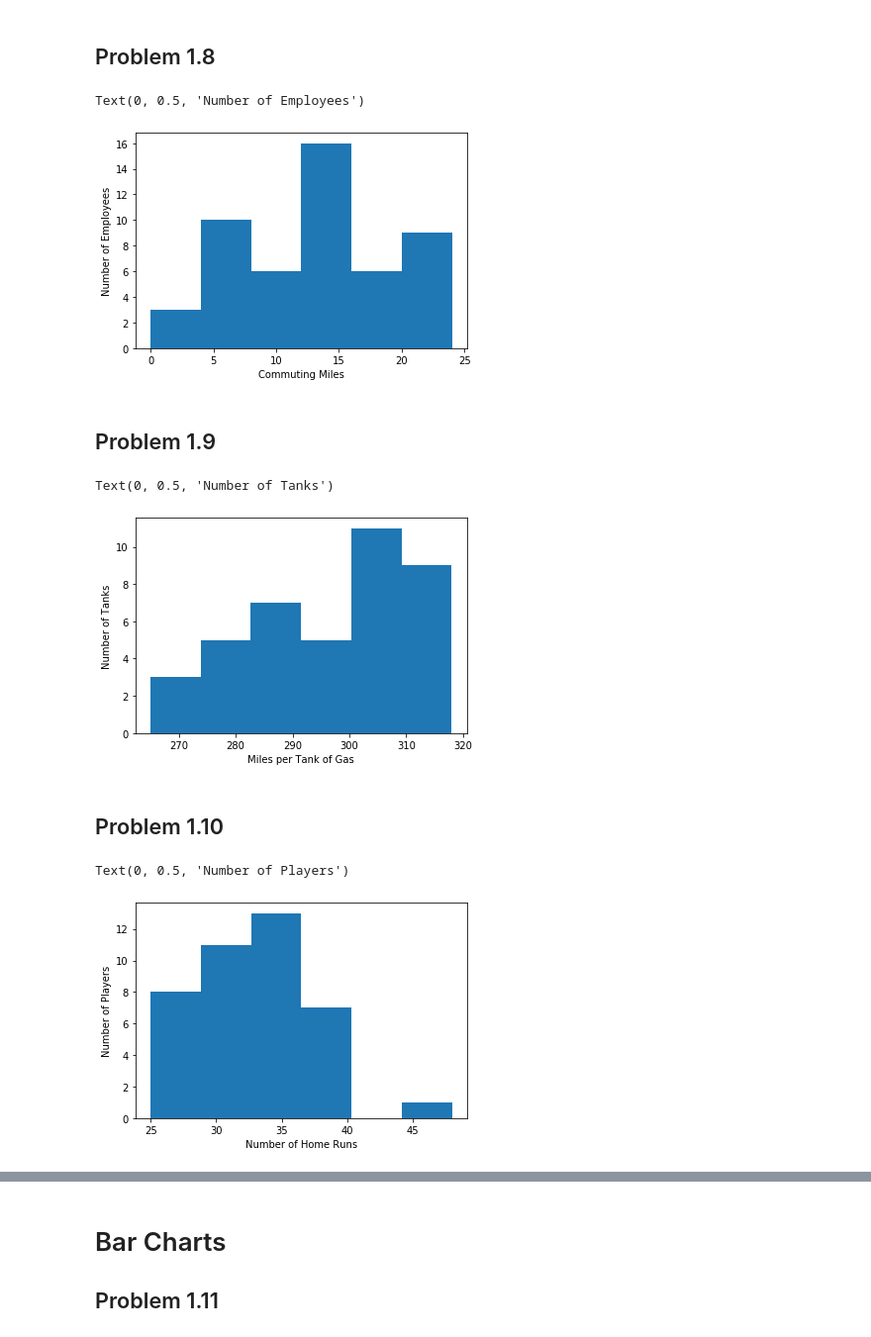
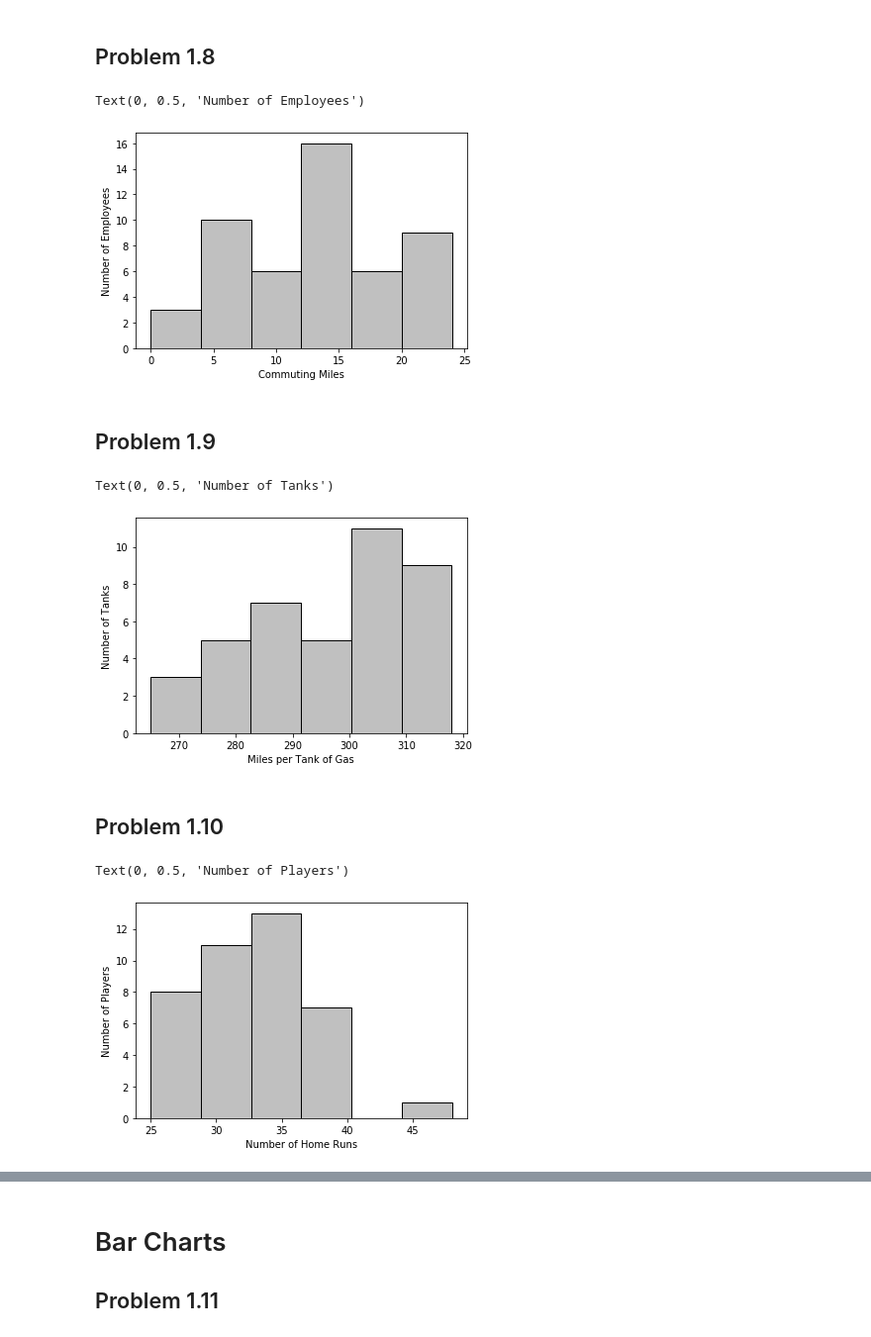
Before and after one commit to paulaonea/python-humongous-book-of-statistics, a Jupyter notebook: Chapter 1 - Displaying Descriptive Statistics.ipynb, the cells around one changed output, grey strips where cells are left out. Shown at 99% size. Cells and saved outputs as stored; diff of their text form; code cells hidden in the pictures.

```diff
--- a/Chapter 1 - Displaying Descriptive Statistics.ipynb
+++ b/Chapter 1 - Displaying Descriptive Statistics.ipynb
@@ -119,12 +119,12 @@ com_miles = pd.Series([0,1,2,5,5,5,6,6,6,7,7,7,7,9,9,9,11,11,11,13,
                        13,13,14,14,14,14,14,14,14,14,15,15,15,15,15,
                        17,17,18,18,19,19,21,21,21,21,21,21,24,24,23])
 # %%
-hist1 = com_miles.plot(kind='hist', bins=6)
+hist1 = com_miles.plot(kind='hist', bins=6, color='silver', edgecolor='k')
 hist1.set_xlabel("Commuting Miles")
 hist1.set_ylabel("Number of Employees")
 # %% [output]
 Text(0, 0.5, 'Number of Employees')
-[figure, old version]
+[figure, new version]
 # %% [markdown]
 ## Problem 1.9
 # %%
@@ -133,12 +133,12 @@ miles_per_tank = pd.Series([302, 315, 265, 296, 289, 301, 308, 280, 285, 318,
                            272, 295, 305, 283, 309, 313, 278, 284, 296, 291,
                            310, 302, 282, 287, 307, 305, 314, 318, 308, 280])
 # %%
-hist2 = miles_per_tank.plot(kind='hist', bins=6)
+hist2 = miles_per_tank.plot(kind='hist', bins=6, color='silver', edgecolor='k')
 hist2.set_xlabel('Miles per Tank of Gas')
 hist2.set_ylabel('Number of Tanks')
 # %% [output]
 Text(0, 0.5, 'Number of Tanks')
-[figure, old version]
+[figure, new version]
 # %% [markdown]
 ## Problem 1.10
 # %%
@@ -147,12 +147,12 @@ home_runs = pd.Series([
     35,34,34,34,33,33,33,33,33,33,
     33,32,32,32,32,32,31,31,29,29,
     29,29,28,28,27,27,27,27,27,25])
-hist3 = home_runs.plot(kind='hist', bins=6)
+hist3 = home_runs.plot(kind='hist', bins=6, color='silver', edgecolor='k')
 hist3.set_xlabel('Number of Home Runs')
 hist3.set_ylabel('Number of Players')
 # %% [output]
 Text(0, 0.5, 'Number of Players')
-[figure, old version]
+[figure, new version]
 # %%
 dict2 = {'25-28': len([x for x in home_runs if 25 <= x <= 28]),
         '29-32': len([x for x in home_runs if 29 <= x <= 32]),
```
Also changed, not shown: parts of 21 cells of this notebook.
